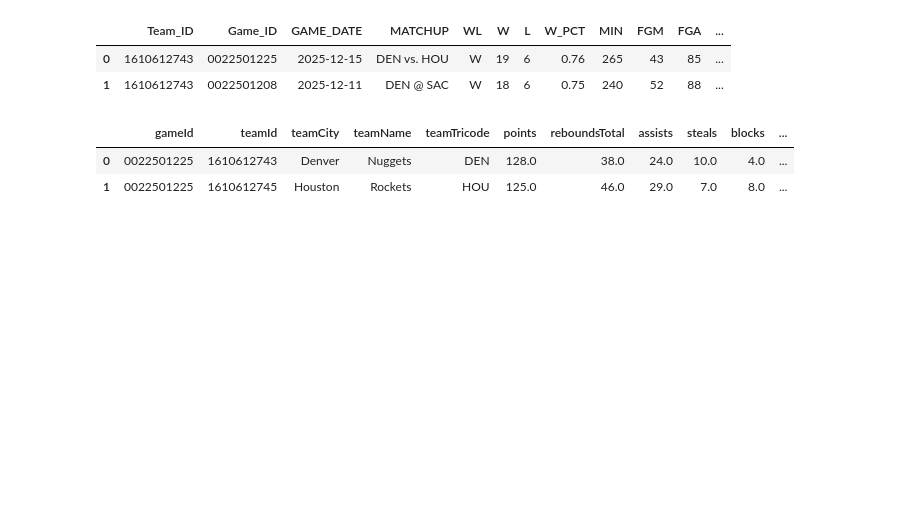
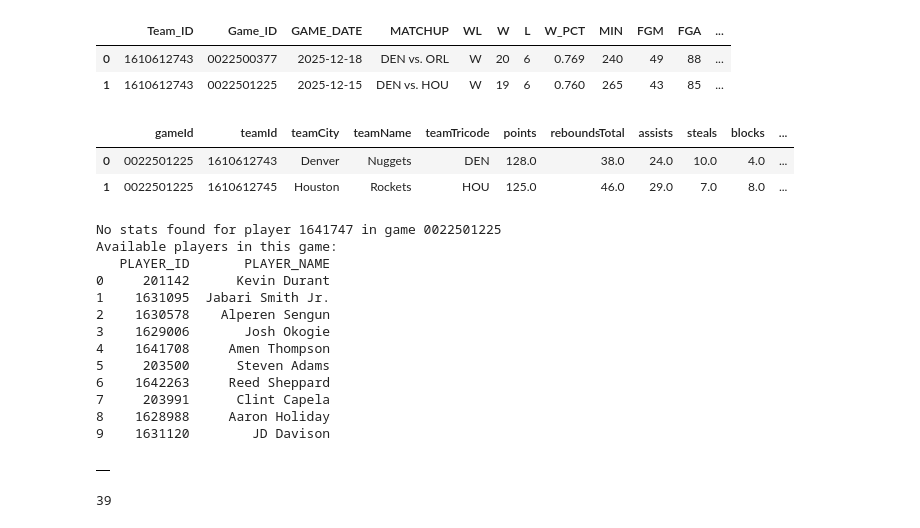
Before and after one commit to LuisHiram99/NBStats, a Jupyter notebook: Backend/src/Functions/Notebooks/FuncionesJuegos.ipynb, the cells around one changed output. Drawn from its saved outputs; the diff is of its cells as text; code cells hidden in the pictures; blank space fills up the shorter version.

```diff
--- a/Backend/src/Functions/Notebooks/FuncionesJuegos.ipynb
+++ b/Backend/src/Functions/Notebooks/FuncionesJuegos.ipynb
@@ -116,12 +116,21 @@ class Games():
         today = datetime.now()
         seven_days_ago = today - timedelta(days=8)
 
-
         # Get team game log
         weekly_games = Games().get_team_game_log(team_id=team_id, season=season)
 
-        # Convert GAME_DATE to datetime for comparison
-        weekly_games['GAME_DATE'] = pd.to_datetime(weekly_games['GAME_DATE'])
+        # Convert GAME_DATE to datetime with explicit format to avoid warning
+        # NBA API typically returns dates in format like 'DEC 17, 2024' or 'YYYY-MM-DD'
+        try:
+            # First try common NBA API format
+            weekly_games['GAME_DATE'] = pd.to_datetime(weekly_games['GAME_DATE'], format='%b %d, %Y')
+        except:
+            try:
+                # If that fails, try standard format
+                weekly_games['GAME_DATE'] = pd.to_datetime(weekly_games['GAME_DATE'], format='%Y-%m-%d')
+            except:
+                # Fallback to automatic parsing (this will still show warning but will work)
+                weekly_games['GAME_DATE'] = pd.to_datetime(weekly_games['GAME_DATE'])
 
         # Filter for games in the last 7 days
         recent_games = weekly_games[
@@ -130,3 +139,30 @@ class Games():
         ]
 
         return recent_games
+
+    def get_player_game_stats(self, player_id: int, game_id: str) -> pd.DataFrame:
+        """Get player stats for a specific game by game ID"""
+        try:
+            from nba_api.stats.endpoints import boxscoretraditionalv2
+
+            # Use BoxScoreTraditionalV2 which contains player stats
+            box_score = boxscoretraditionalv2.BoxScoreTraditionalV2(game_id=game_id)
+
+            # Get player stats dataframe (usually index 0 for player stats)
+            player_stats = box_score.get_data_frames()[0]
+
+            # Filter for the specific player
+            player_game_stats = player_stats[player_stats['PLAYER_ID'] == player_id]
+
+            if player_game_stats.empty:
+                print(f"No stats found for player {player_id} in game {game_id}")
+                # Let's see all available players in this game
+                print("Available players in this game:")
+                print(player_stats[['PLAYER_ID', 'PLAYER_NAME']].head(10))
+                return pd.DataFrame()
+
+            return player_game_stats
+
+        except Exception as e:
+            print(f"Error retrieving stats for player {player_id} in game {game_id}: {e}")
+            raise e
@@ -134,14 +196,32 @@ class Games():
 Games().get_last_week_games(team_id=1610612743)
 # %% [output]
 |  | Team_ID | Game_ID | GAME_DATE | MATCHUP | WL | W | L | W_PCT | MIN | FGM | FGA | ... |
-| 0 | 1610612743 | 0022501225 | 2025-12-15 | DEN vs. HOU | W | 19 | 6 | 0.76 | 265 | 43 | 85 | ... |
-| 1 | 1610612743 | 0022501208 | 2025-12-11 | DEN @ SAC | W | 18 | 6 | 0.75 | 240 | 52 | 88 | ... |
+| 0 | 1610612743 | 0022500377 | 2025-12-18 | DEN vs. ORL | W | 20 | 6 | 0.769 | 240 | 49 | 88 | ... |
+| 1 | 1610612743 | 0022501225 | 2025-12-15 | DEN vs. HOU | W | 19 | 6 | 0.760 | 265 | 43 | 85 | ... |
+# %%
+Games().get_game_by_id(game_id='0022501225')
+# %% [output]
+|  | gameId | teamId | teamCity | teamName | teamTricode | points | reboundsTotal | assists | steals | blocks | ... |
+| 0 | 0022501225 | 1610612743 | Denver | Nuggets | DEN | 128.0 | 38.0 | 24.0 | 10.0 | 4.0 | ... |
+| 1 | 0022501225 | 1610612745 | Houston | Rockets | HOU | 125.0 | 46.0 | 29.0 | 7.0 | 8.0 | ... |
 # %%
+Games().get_player_game_stats(player_id=1641747, game_id='0022501225')
 #Games().get_game_by_id(game_id='0022500278')
 #Games().get_current_standings(season='2025', conference='Overall')
 #games = Games().get_todays_games()
 #Games().get_game_by_id(game_id='0022501225')
 # %% [output]
+No stats found for player 1641747 in game 0022501225
+Available players in this game:
+   PLAYER_ID       PLAYER_NAME
+0     201142      Kevin Durant
+1    1631095  Jabari Smith Jr.
+2    1630578    Alperen Sengun
+3    1629006       Josh Okogie
+4    1641708     Amen Thompson
+5     203500      Steven Adams
+6    1642263     Reed Sheppard
+7     203991      Clint Capela
+8    1628988     Aaron Holiday
+9    1631120        JD Davison
-|  | gameId | teamId | teamCity | teamName | teamTricode | points | reboundsTotal | assists | steals | blocks | ... |
-| 0 | 0022501225 | 1610612743 | Denver | Nuggets | DEN | 128.0 | 38.0 | 24.0 | 10.0 | 4.0 | ... |
-| 1 | 0022501225 | 1610612745 | Houston | Rockets | HOU | 125.0 | 46.0 | 29.0 | 7.0 | 8.0 | ... |
+|  |
@@ -147,0 +233,4 @@ Games().get_last_week_games(team_id=1610612743)
+# %%
+max(last_game['points'])
+# %% [output]
+39
```
Also changed, not shown: parts of 16 cells of this notebook, 12 other files.
